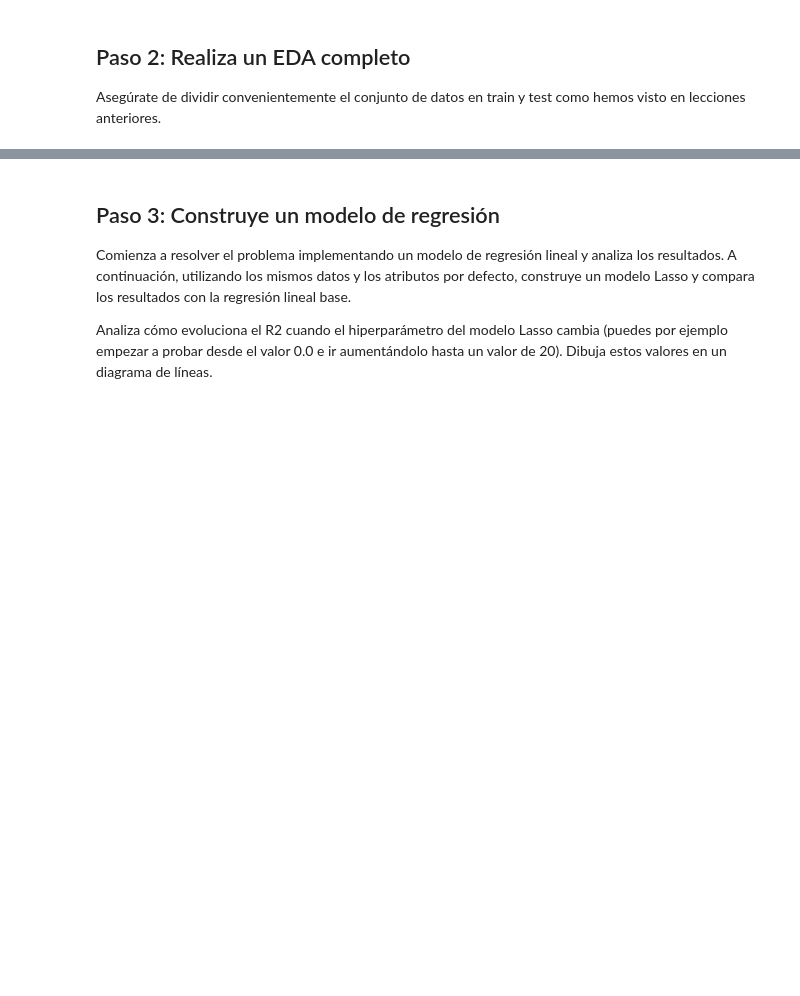
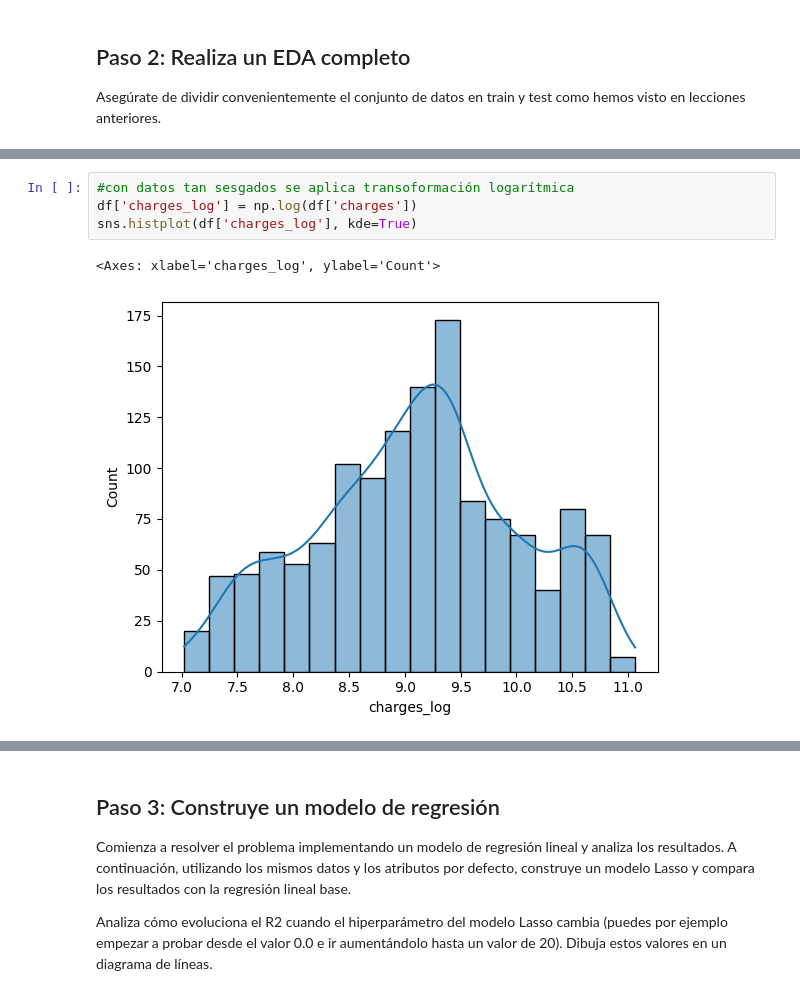
Before and after one commit to 4GeeksAcademy/ekbalam11-machine-learning, a Jupyter notebook: src/02a-linear-regression-medical-insurance-cost.ipynb, the cells around one changed output, grey strips where cells are left out. Cells and saved outputs as stored; diff of their text form; blank space fills up the shorter version.

```diff
--- a/src/02a-linear-regression-medical-insurance-cost.ipynb
+++ b/src/02a-linear-regression-medical-insurance-cost.ipynb
@@ -203,0 +98,7 @@ memory usage: 1.8 MB
+# %%
+#con datos tan sesgados se aplica transoformación logarítmica
+df['charges_log'] = np.log(df['charges'])
+sns.histplot(df['charges_log'], kde=True)
+# %% [output]
+<Axes: xlabel='charges_log', ylabel='Count'>
+[figure, added]
```
Also changed, not shown: parts of 36 cells of this notebook.
